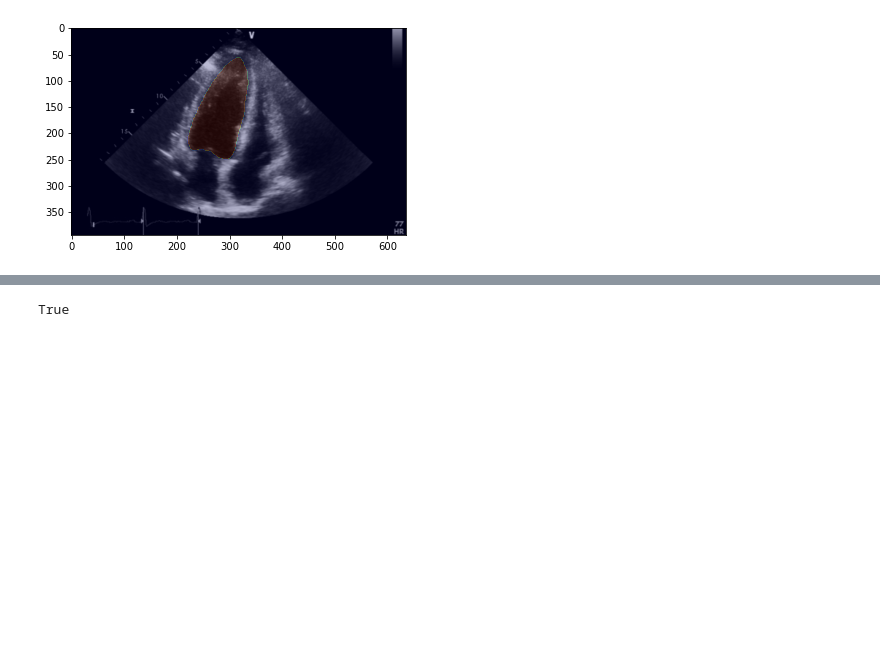
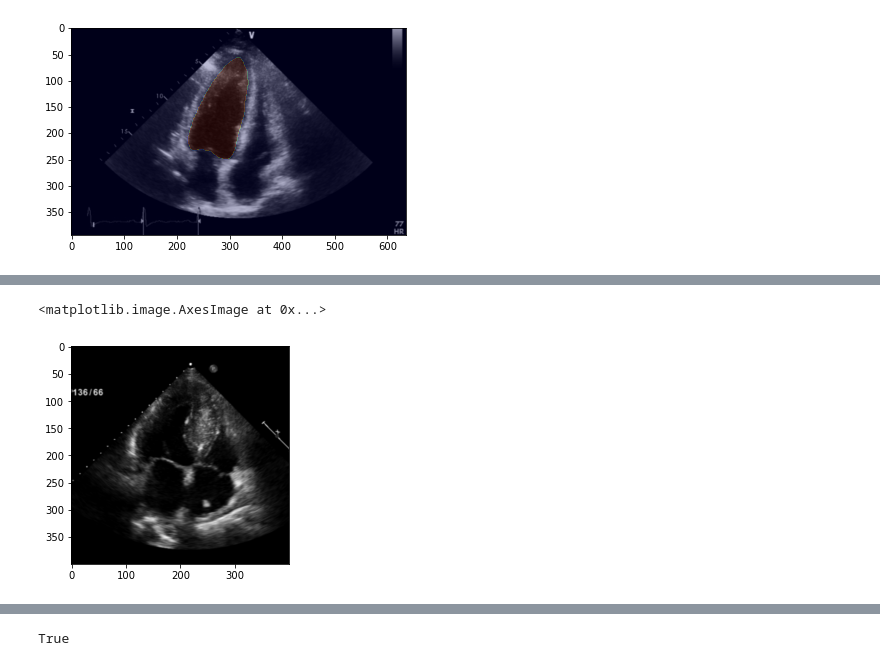
Before and after one commit to DMkelllog/Heart_Disease_Datathon_2021, a Jupyter notebook: data_info.ipynb, the cells around one changed output, grey strips where cells are left out. Cells and saved outputs as stored; diff of their text form; code cells hidden in the pictures; blank space fills up the shorter version.

```diff
--- a/data_info.ipynb
+++ b/data_info.ipynb
@@ -62,0 +65,29 @@ SyntaxError: invalid syntax (3770295268.py, line 1)
+# %%
+resize = transforms.Compose([transforms.ToTensor(), transforms.Resize((200*2, 200*3))])
+# %%
+img = plt.imread('data/original/train/A4C/0100.png')
+mask = np.load('data/original/train/A4C/0100.npy')
+img, mask = remove_topnoise(img, mask)
+# %%
+def resize_crop(img, mask, resize_h=400, resize_w=600, crop_size=100):
+    resize = transforms.Compose([transforms.ToTensor(), transforms.Resize((resize_h, resize_w))])
+
+    img = resize(img)
+    mask = resize(mask)
+
+    img = img[:, :, crop_size:-crop_size]
+    mask = mask[:, :, crop_size:-crop_size]
+
+    return img, mask
+# %%
+img = plt.imread('data/original/train/A4C/0100.png')
+mask = np.load('data/original/train/A4C/0100.npy')
+img, mask = remove_topnoise(img, mask)
+img.shape, mask.shape
+
+img, mask = resize_crop(img, mask)
+plt.imshow(img.permute(1,2,0))
+# img.shape
+# %% [output]
+<matplotlib.image.AxesImage at 0x...>
+[figure, added]
```
Also changed, not shown: parts of 20 cells of this notebook.
